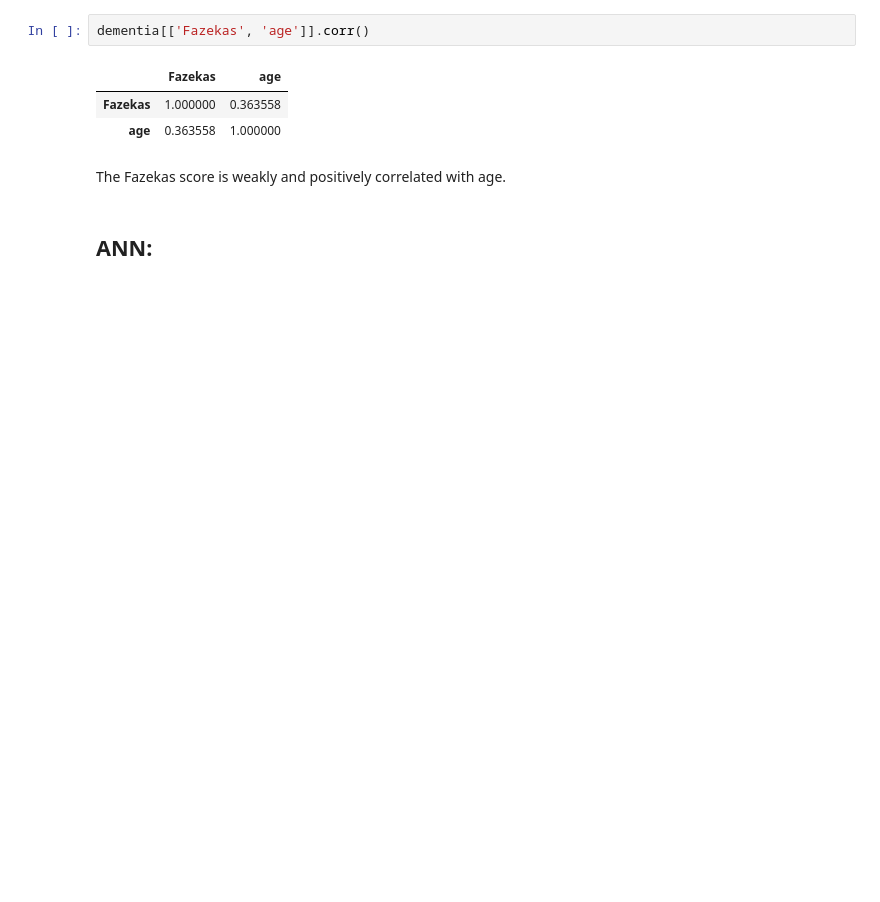
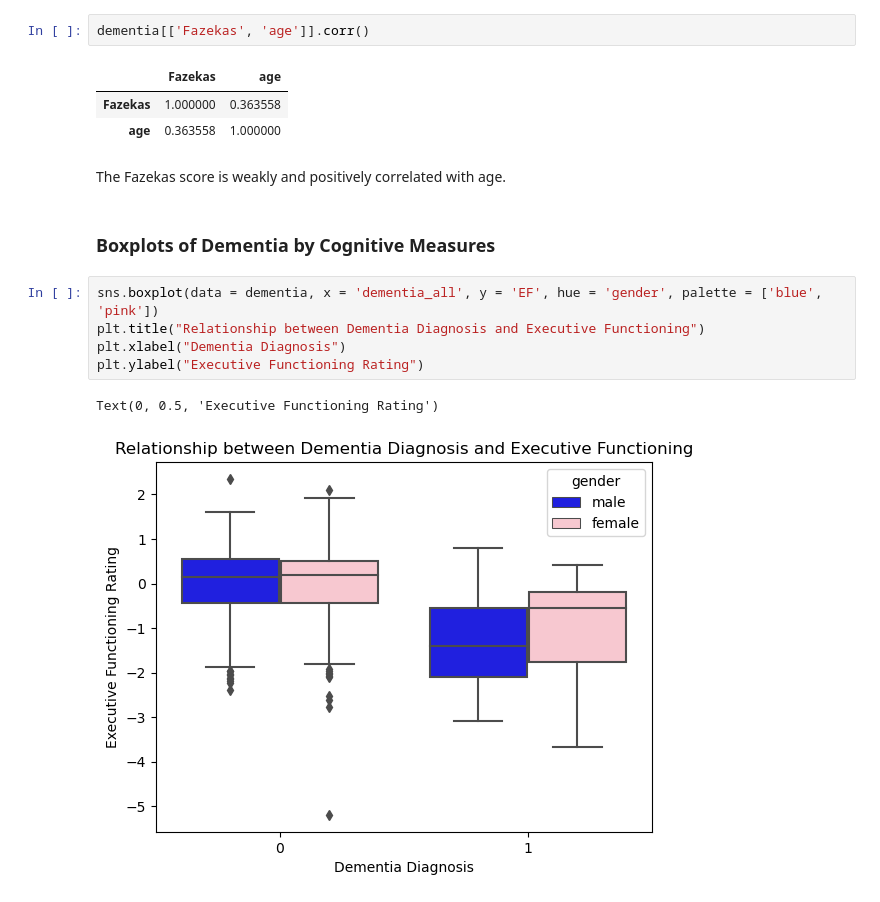
Before and after one commit to wellsinprice/dementia, a Jupyter notebook: dementia.ipynb, the cells around one changed output. Saved outputs shown, nothing was run; the diff lists cells and outputs as text; blank space fills up the shorter version.

```diff
--- a/dementia.ipynb
+++ b/dementia.ipynb
@@ -208,5 +212,13 @@ dementia[['Fazekas', 'age']].corr()
 | age | 0.363558 | 1.000000 |
 # %% [markdown]
 The Fazekas score is weakly and positively correlated with age.
-# %% [markdown]
-## ANN:
+# %% [markdown]
+### Boxplots of Dementia by Cognitive Measures
+# %%
+sns.boxplot(data = dementia, x = 'dementia_all', y = 'EF', hue = 'gender', palette = ['blue', 'pink'])
+plt.title("Relationship between Dementia Diagnosis and Executive Functioning")
+plt.xlabel("Dementia Diagnosis")
+plt.ylabel("Executive Functioning Rating")
+# %% [output]
+Text(0, 0.5, 'Executive Functioning Rating')
+[figure, added]
```
Also changed, not shown: parts of 39 cells of this notebook.
